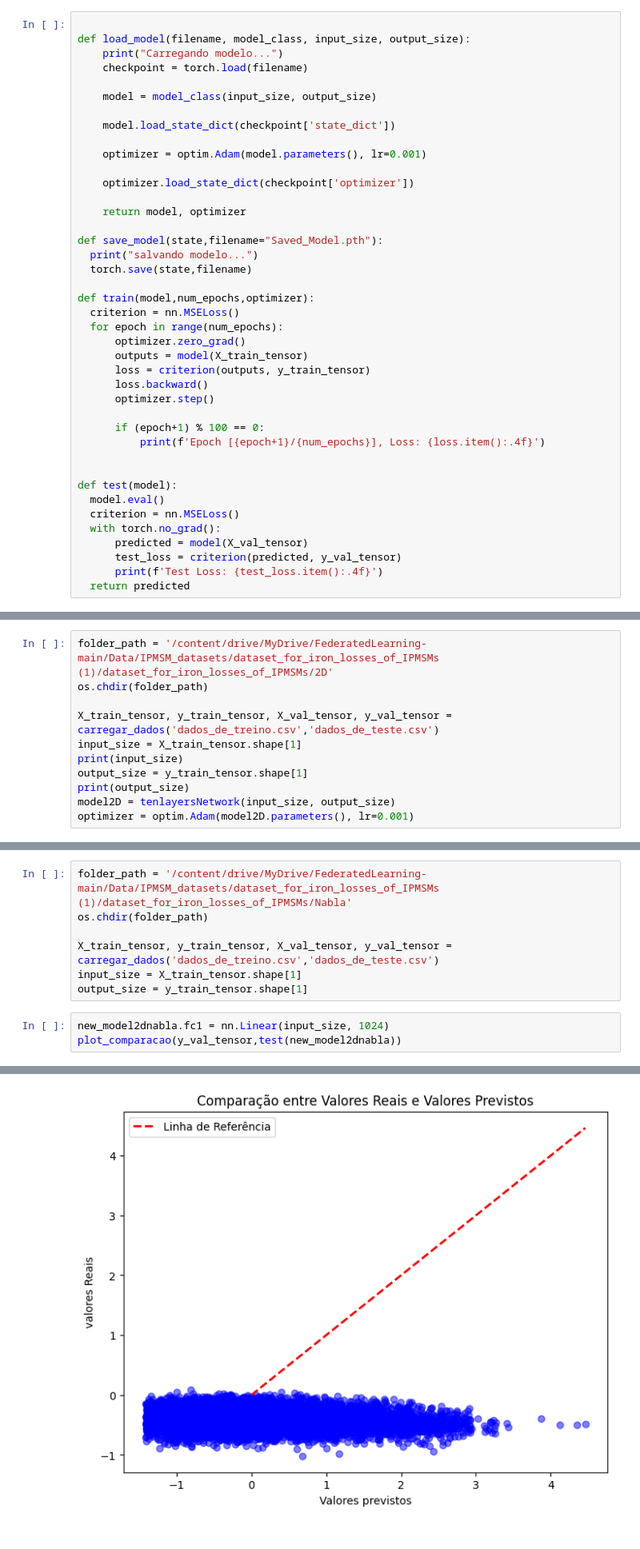
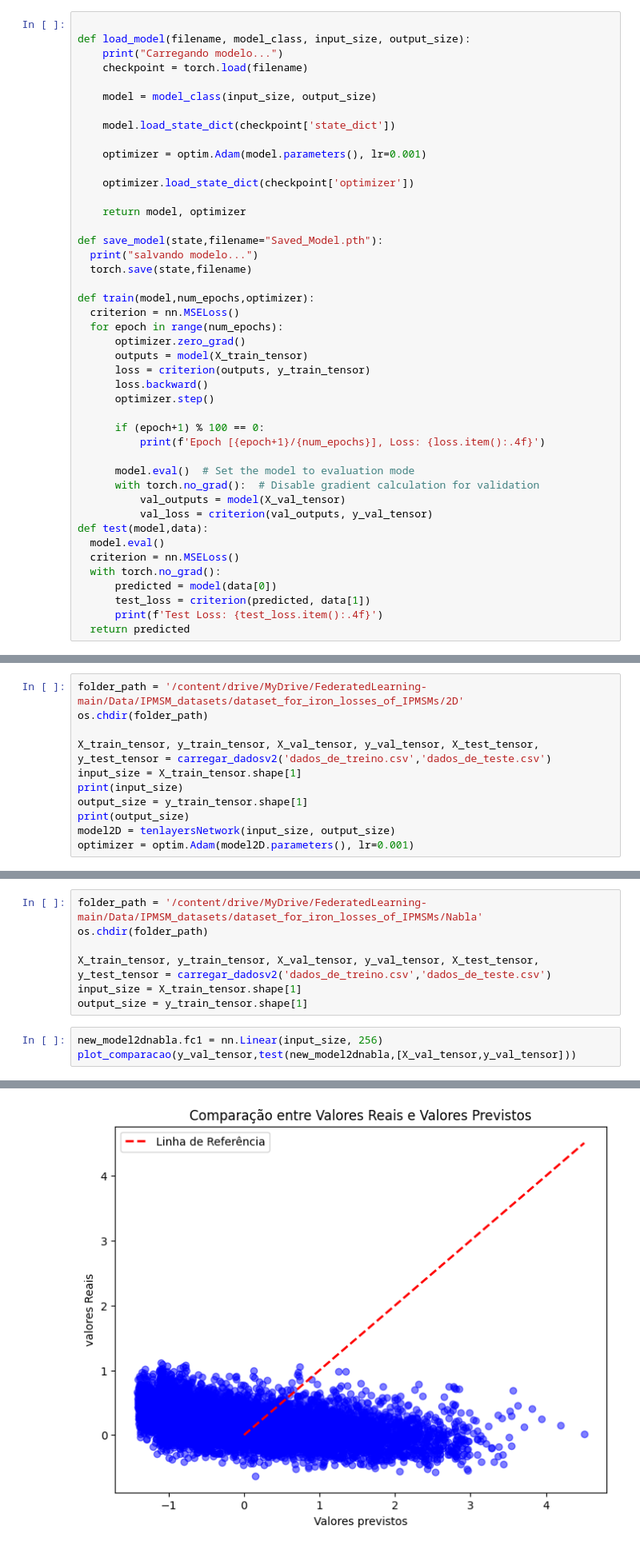
Before and after one commit to LucasChagasMoreira/IC---Federated-learning, a Jupyter notebook: Notebooks and tests/transfer_2D.ipynb, the cells around one changed output, grey strips where cells are left out. Shown at 80% size. Cells and saved outputs as stored; diff of their text form.

Commit message:
Testes de precisão

```diff
--- a/Notebooks and tests/transfer_2D.ipynb
+++ b/Notebooks and tests/transfer_2D.ipynb
@@ -122,12 +145,15 @@ def train(model,num_epochs,optimizer):
       if (epoch+1) % 100 == 0:
           print(f'Epoch [{epoch+1}/{num_epochs}], Loss: {loss.item():.4f}')
 
-
-def test(model):
+      model.eval()  # Set the model to evaluation mode
+      with torch.no_grad():  # Disable gradient calculation for validation
+          val_outputs = model(X_val_tensor)
+          val_loss = criterion(val_outputs, y_val_tensor)
+def test(model,data):
   model.eval()
   criterion = nn.MSELoss()
   with torch.no_grad():
-      predicted = model(X_val_tensor)
-      test_loss = criterion(predicted, y_val_tensor)
+      predicted = model(data[0])
+      test_loss = criterion(predicted, data[1])
       print(f'Test Loss: {test_loss.item():.4f}')
   return predicted
@@ -134,8 +198,8 @@ def test(model):
 # %%
-folder_path = '/content/drive/MyDrive/FederatedLearning-main/Data/IPMSM_datasets/dataset_for_iron_losses_of_IPMSMs (1)/dataset_for_iron_losses_of_IPMSMs/2D'
+folder_path = '/content/drive/MyDrive/FederatedLearning-main/Data/IPMSM_datasets/dataset_for_iron_losses_of_IPMSMs/2D'
 os.chdir(folder_path)
 
-X_train_tensor, y_train_tensor, X_val_tensor, y_val_tensor = carregar_dados('dados_de_treino.csv','dados_de_teste.csv')
+X_train_tensor, y_train_tensor, X_val_tensor, y_val_tensor, X_test_tensor, y_test_tensor = carregar_dadosv2('dados_de_treino.csv','dados_de_teste.csv')
 input_size = X_train_tensor.shape[1]
 print(input_size)
 output_size = y_train_tensor.shape[1]
@@ -183,13 +243,13 @@ new_model2dV, new_optimizerV = load_model("Saved_Model.pth", tenlayersNetwork,in
 Carregando modelo...
 Carregando modelo...
 # %%
-folder_path = '/content/drive/MyDrive/FederatedLearning-main/Data/IPMSM_datasets/dataset_for_iron_losses_of_IPMSMs (1)/dataset_for_iron_losses_of_IPMSMs/Nabla'
+folder_path = '/content/drive/MyDrive/FederatedLearning-main/Data/IPMSM_datasets/dataset_for_iron_losses_of_IPMSMs/Nabla'
 os.chdir(folder_path)
 
-X_train_tensor, y_train_tensor, X_val_tensor, y_val_tensor = carregar_dados('dados_de_treino.csv','dados_de_teste.csv')
+X_train_tensor, y_train_tensor, X_val_tensor, y_val_tensor, X_test_tensor, y_test_tensor = carregar_dadosv2('dados_de_treino.csv','dados_de_teste.csv')
 input_size = X_train_tensor.shape[1]
 output_size = y_train_tensor.shape[1]
 # %%
-new_model2dnabla.fc1 = nn.Linear(input_size, 1024)
-plot_comparacao(y_val_tensor,test(new_model2dnabla))
+new_model2dnabla.fc1 = nn.Linear(input_size, 256)
+plot_comparacao(y_val_tensor,test(new_model2dnabla,[X_val_tensor,y_val_tensor]))
 # %% [output]
@@ -197 +257 @@ Test Loss: 1.1965
-[figure, old version]
+[figure, new version]
```
Also changed, not shown: parts of 11 cells of this notebook, 4 other files.
